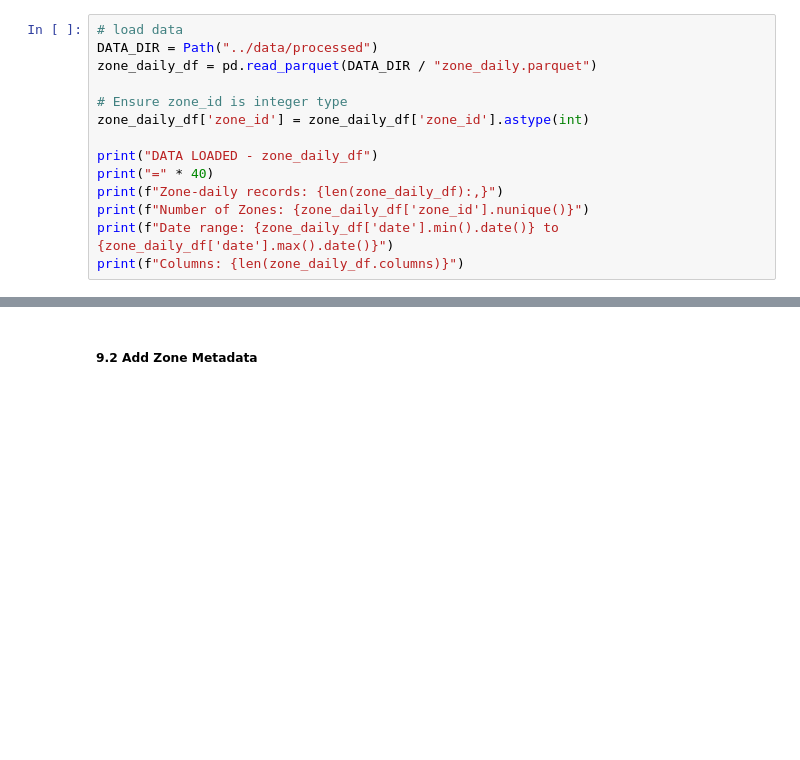
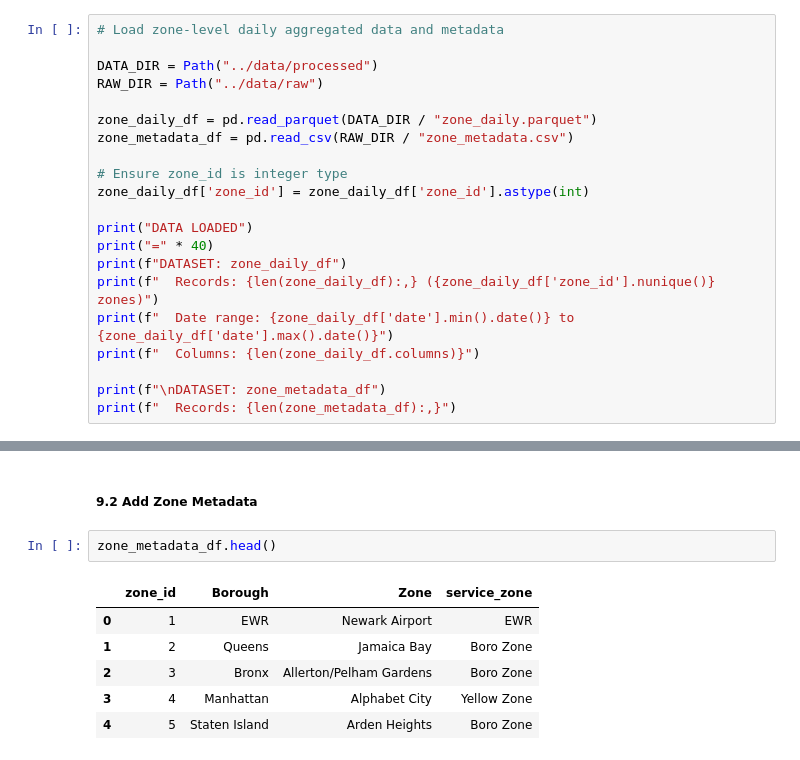
Before and after one commit to KRFlowers/nyc-fhv-rideshare-forecasting, a Jupyter notebook: notebooks/03_demand_forecasting.ipynb, the cells around one changed output, grey strips where cells are left out. Cells and saved outputs as stored; diff of their text form; blank space fills up the shorter version.

```diff
--- a/notebooks/03_demand_forecasting.ipynb
+++ b/notebooks/03_demand_forecasting.ipynb
@@ -74,17 +75,24 @@ Libraries imported successfully
 # %% [markdown]
 ##### 1.2 Load Data
 # %%
-# load data
+# Load zone-level daily aggregated data and metadata
+
 DATA_DIR = Path("../data/processed")
+RAW_DIR = Path("../data/raw")
+
 zone_daily_df = pd.read_parquet(DATA_DIR / "zone_daily.parquet")
+zone_metadata_df = pd.read_csv(RAW_DIR / "zone_metadata.csv")
 
 # Ensure zone_id is integer type
 zone_daily_df['zone_id'] = zone_daily_df['zone_id'].astype(int)
 
-print("DATA LOADED - zone_daily_df")
+print("DATA LOADED")
 print("=" * 40)
-print(f"Zone-daily records: {len(zone_daily_df):,}")
-print(f"Number of Zones: {zone_daily_df['zone_id'].nunique()}")
-print(f"Date range: {zone_daily_df['date'].min().date()} to {zone_daily_df['date'].max().date()}")
-print(f"Columns: {len(zone_daily_df.columns)}")
+print(f"DATASET: zone_daily_df")
+print(f"  Records: {len(zone_daily_df):,} ({zone_daily_df['zone_id'].nunique()} zones)")
+print(f"  Date range: {zone_daily_df['date'].min().date()} to {zone_daily_df['date'].max().date()}")
+print(f"  Columns: {len(zone_daily_df.columns)}")
+
+print(f"\nDATASET: zone_metadata_df")
+print(f"  Records: {len(zone_metadata_df):,}")
 # %% [output]
@@ -930,4 +919,13 @@ Saved: ..\data\model_outputs\model_comparison.csv
 ---
 # %% [markdown]
 ##### 9.2 Add Zone Metadata
+# %%
+zone_metadata_df.head()
+# %% [output]
+|  | zone_id | Borough | Zone | service_zone |
+| 0 | 1 | EWR | Newark Airport | EWR |
+| 1 | 2 | Queens | Jamaica Bay | Boro Zone |
+| 2 | 3 | Bronx | Allerton/Pelham Gardens | Boro Zone |
+| 3 | 4 | Manhattan | Alphabet City | Yellow Zone |
+| 4 | 5 | Staten Island | Arden Heights | Boro Zone |
 # %%
```
Also changed, not shown: parts of 81 cells of this notebook, 3 other files.
